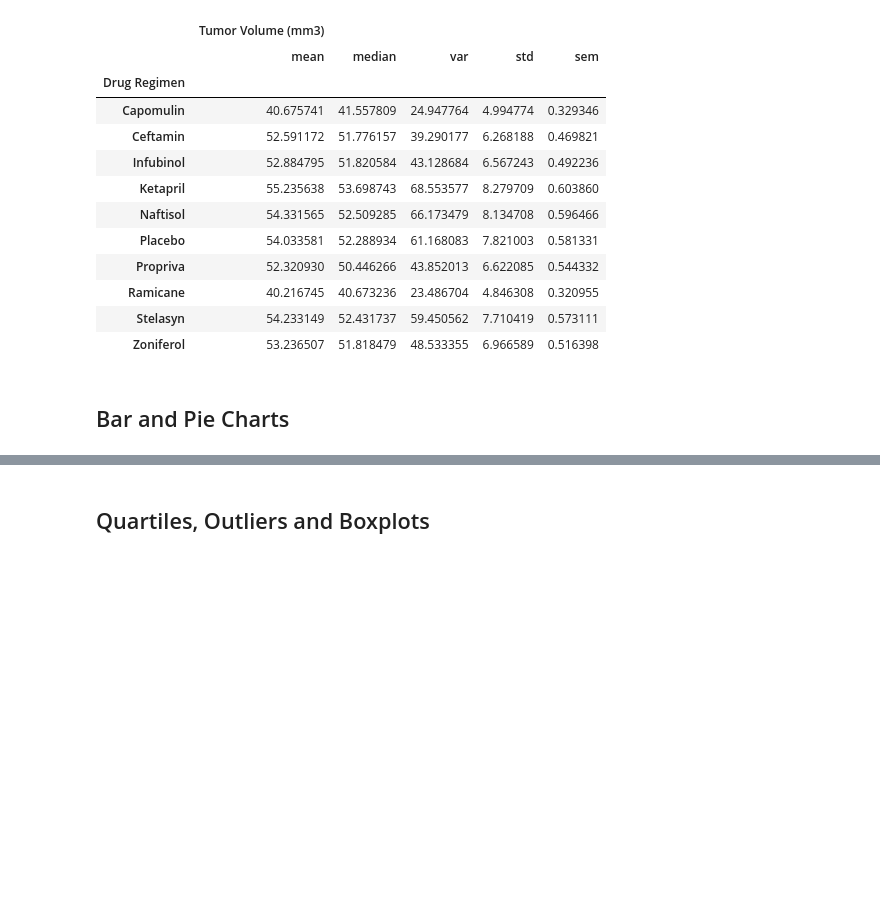
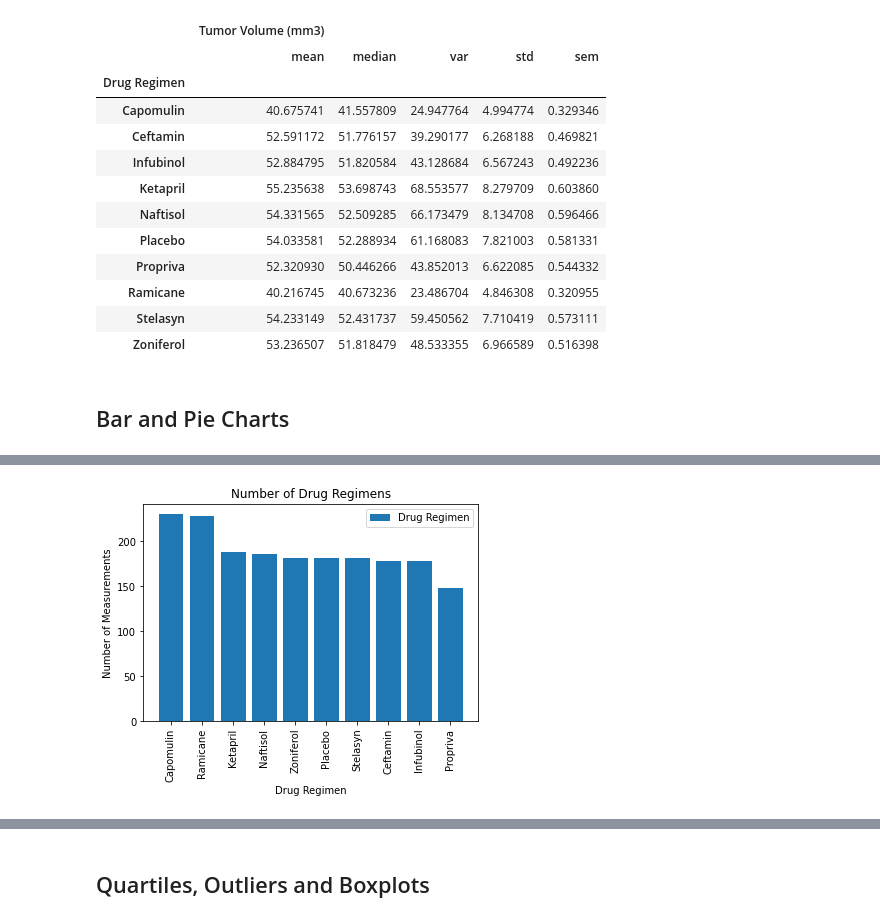
Before and after one commit to m36418o/matplotlib-challenge, a Jupyter notebook: pymaceuticals_starter.ipynb, the cells around one changed output, grey strips where cells are left out. Drawn from its saved outputs; the diff is of its cells as text; code cells hidden in the pictures; blank space fills up the shorter version.

```diff
--- a/pymaceuticals_starter.ipynb
+++ b/pymaceuticals_starter.ipynb
@@ -137,4 +140,13 @@ pd.matplotlib.
 # %%
 # Generate a bar plot showing the total number of measurements taken on each drug regimen using pyplot.
+plt.bar(x=clean_results["Drug Regimen"].value_counts().index, height=clean_results["Drug Regimen"].value_counts())
+plt.xticks(rotation=90)
+plt.xlabel("Drug Regimen")
+plt.ylabel("Number of Measurements")
+plt.title("Number of Drug Regimens")
+plt.legend(["Drug Regimen"])
+plt.show()
+# %% [output]
+[figure, added]
 # %%
 # Generate a pie plot showing the distribution of female versus male mice using pandas
```
Also changed, not shown: parts of 3 cells of this notebook.
